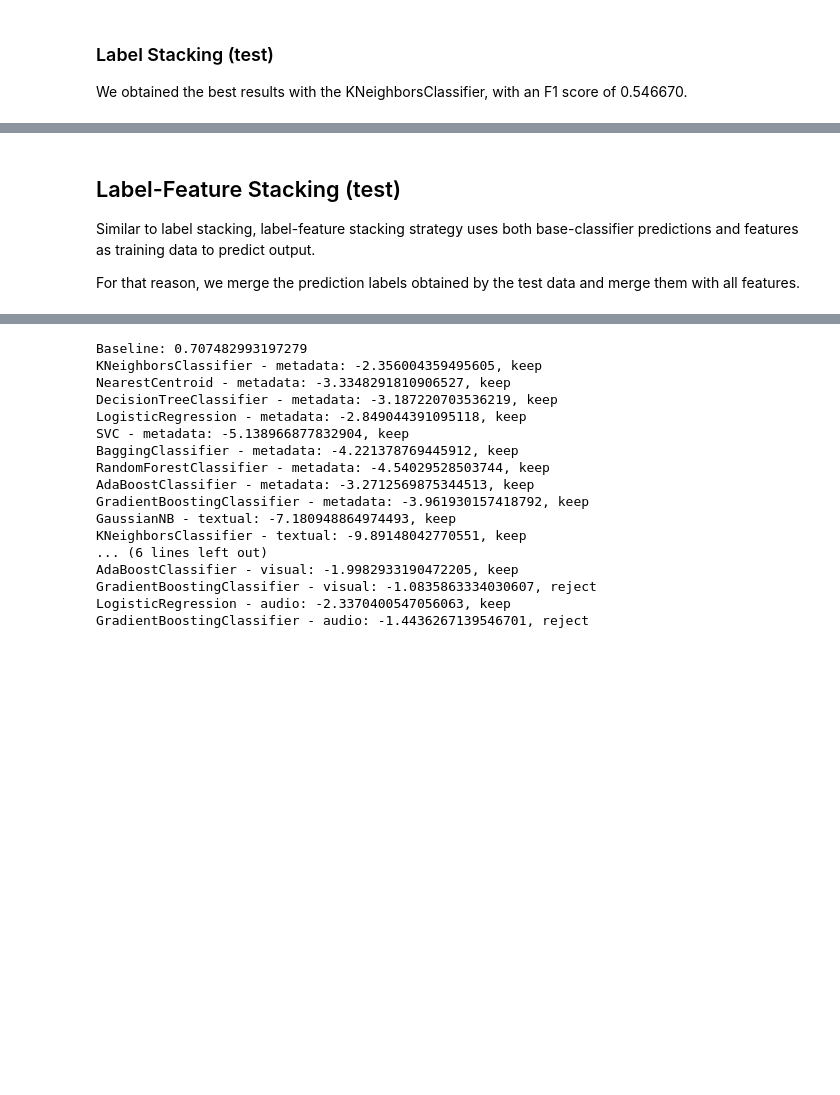
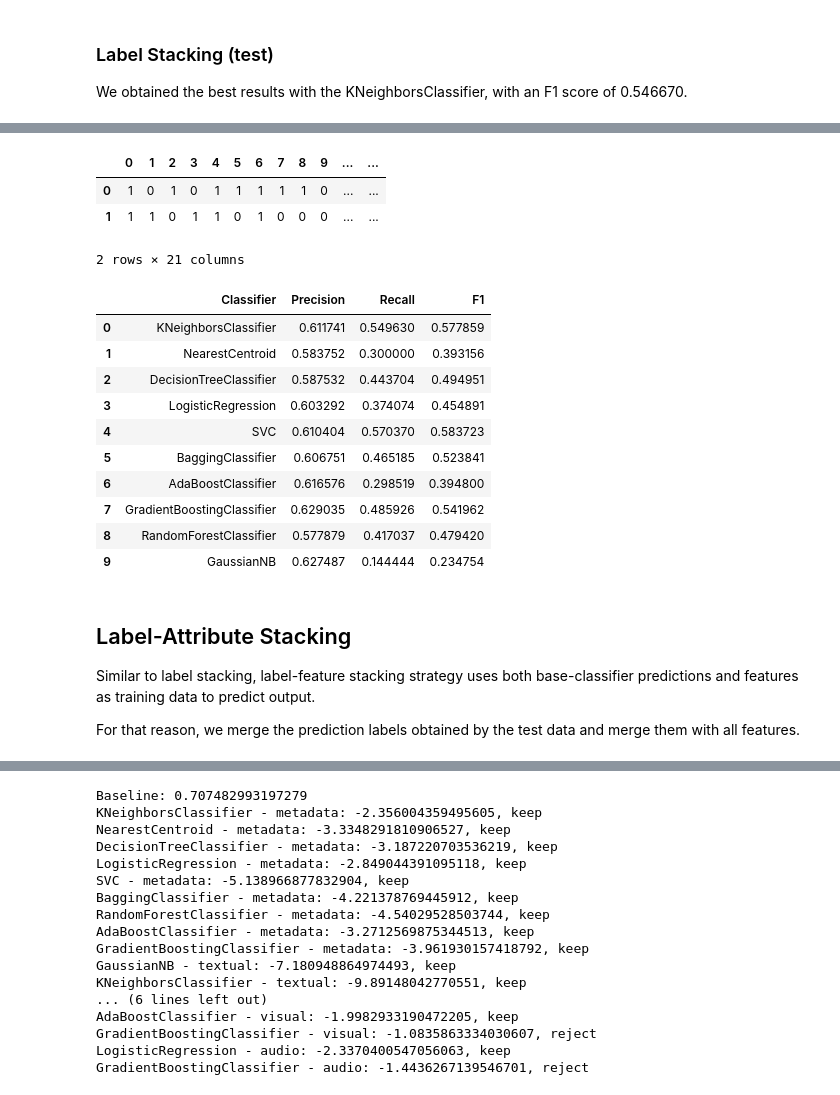
Before and after one commit to patrickFuerst/CoE_task, a Jupyter notebook: classifier_selection.ipynb, the cells around one changed output, grey strips where cells are left out. Saved outputs shown, nothing was run; the diff lists cells and outputs as text; code cells hidden in the pictures; blank space fills up the shorter version.

Commit message:
added missing stacks

```diff
--- a/classifier_selection.ipynb
+++ b/classifier_selection.ipynb
@@ -1498,10 +1498,11 @@ kf = KFold(n_splits = 10, random_state = 123)
 random.seed(123)
 
 f1 = 0
+f1_scores_voting = [0]*10
 recall = 0
 precision = 0
 
-
+k = 0
 for train_index, test_index in kf.split(df_X_text):
     predicitons = [0] * len(test_index)
 
@@ -1542,12 +1543,20 @@ for train_index, test_index in kf.split(df_X_text):
 
     predictions_majority = pd.Series(predicitons).map(lambda x: 0 if x < classifier_combinations.shape[0]/2 else 1)
 
-    f1 = f1 + f1_score(df_y[test_index], predictions_majority)
+    # Save F1 scores for significance testing later on
+    f1_scores_voting[k] = f1_score(df_y[test_index], predictions_majority)
+    f1 = f1 +  f1_scores_voting[k]
+    k = k + 1
+
     recall = recall + recall_score(df_y[test_index], predictions_majority)
     precision = precision + precision_score(df_y[test_index], predictions_majority)
+
+
 
 
 print("Precision: " + str(precision/10))
 print("Recall: " + str(recall/10))
 print("F1 score: " + str(f1/10))
+
+print("F1 scores by CV: " + str(f1_scores_voting))
 # %% [output]
@@ -1689,5 +1720,56 @@ label_stack_test
+# %%
+display(predictions_test_df.head(2))
+
+
+label_stack_scores = pd.DataFrame()
+label_stack_scores["Classifier"] = pd.Series()
+label_stack_scores["Precision"] = pd.Series()
+label_stack_scores["Recall"] = pd.Series()
+label_stack_scores["F1"] = pd.Series()
+label_stack_scores["F1 scores"] = pd.Series()
+
+for model in model_list:
+    f1 = [0]*10
+    recall = [0]*10
+    precision = [0]*10
+    i = 0
+    for train_index, test_index in kf.split(predictions_df):
+        # Fit model for CV of train data
+        mod = model.fit(predictions_df.loc[train_index, :], df_y[train_index])
+        # Predicitions for test data
+        pred = mod.predict(predictions_test_df)
+
+        f1[i] = f1_score(df_y_test, pred)
+        recall[i] = recall_score(df_y_test, pred)
+        precision[i] = precision_score(df_y_test, pred)
+        i = i + 1
+
+    label_stack_scores = label_stack_scores.append(pd.Series({"Classifier": getModelName(model),
+                                        "Precision": np.mean(precision),
+                                        "Recall": np.mean(recall),
+                                        "F1": np.mean(f1),
+                                        "F1 scores": f1}),
+                              ignore_index = True)
+
+label_stack_scores[["Classifier", "Precision", "Recall", "F1"]]
+# %% [output]
+|  | 0 | 1 | 2 | 3 | 4 | 5 | 6 | 7 | 8 | 9 | ... | ... |
+| 0 | 1 | 0 | 1 | 0 | 1 | 1 | 1 | 1 | 1 | 0 | ... | ... |
+| 1 | 1 | 1 | 0 | 1 | 1 | 0 | 1 | 0 | 0 | 0 | ... | ... |
+2 rows × 21 columns
+|  | Classifier | Precision | Recall | F1 |
+| 0 | KNeighborsClassifier | 0.611741 | 0.549630 | 0.577859 |
+| 1 | NearestCentroid | 0.583752 | 0.300000 | 0.393156 |
+| 2 | DecisionTreeClassifier | 0.587532 | 0.443704 | 0.494951 |
+| 3 | LogisticRegression | 0.603292 | 0.374074 | 0.454891 |
+| 4 | SVC | 0.610404 | 0.570370 | 0.583723 |
+| 5 | BaggingClassifier | 0.606751 | 0.465185 | 0.523841 |
+| 6 | AdaBoostClassifier | 0.616576 | 0.298519 | 0.394800 |
+| 7 | GradientBoostingClassifier | 0.629035 | 0.485926 | 0.541962 |
+| 8 | RandomForestClassifier | 0.577879 | 0.417037 | 0.479420 |
+| 9 | GaussianNB | 0.627487 | 0.144444 | 0.234754 |
 # %% [markdown]
-## Label-Feature Stacking (test)
+## Label-Attribute Stacking
 Similar to label stacking, label-feature stacking strategy uses both base-classifier predictions and features as training data to predict output.
 
 For that reason, we merge the prediction labels obtained by the test data and merge them with all features.
```
Also changed, not shown: parts of 12 cells of this notebook.
